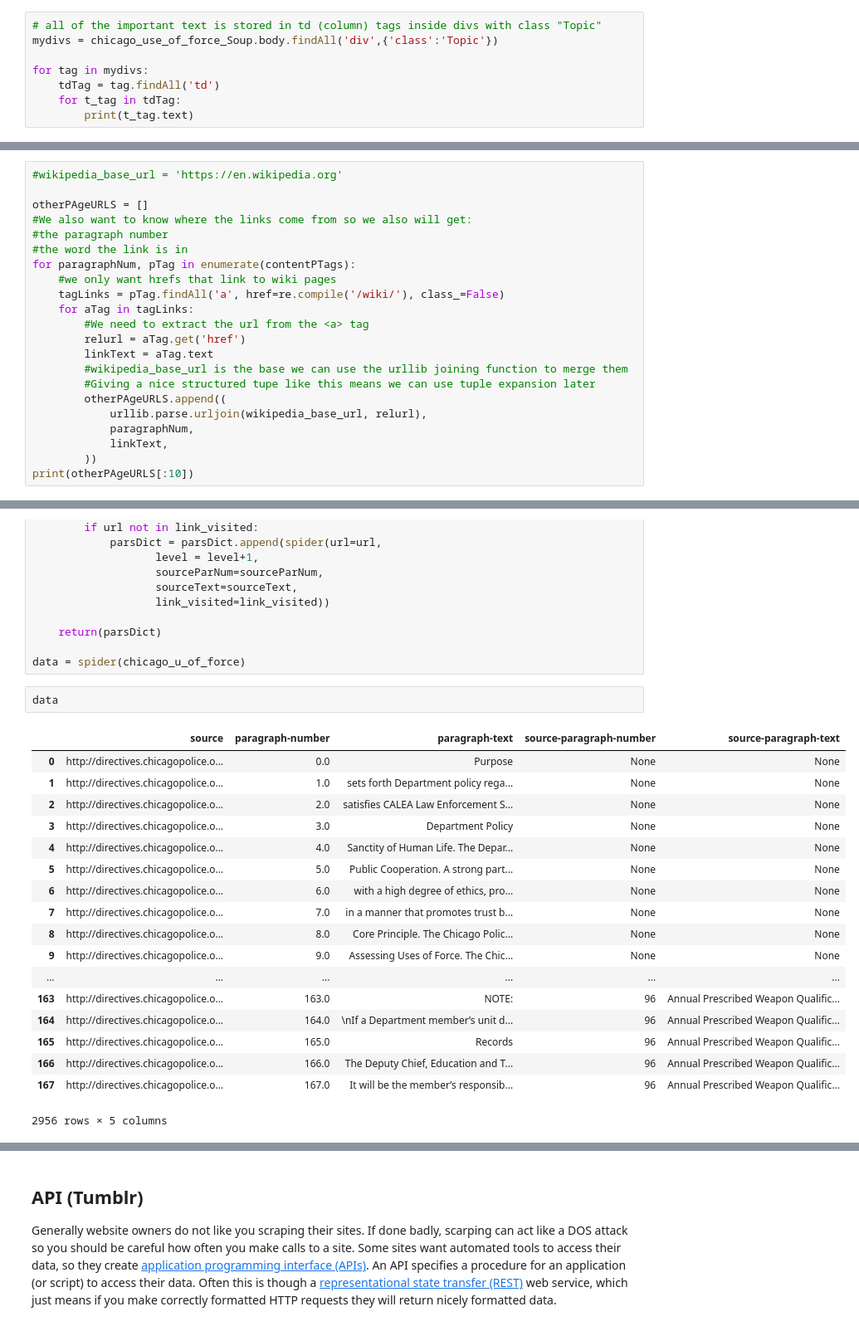
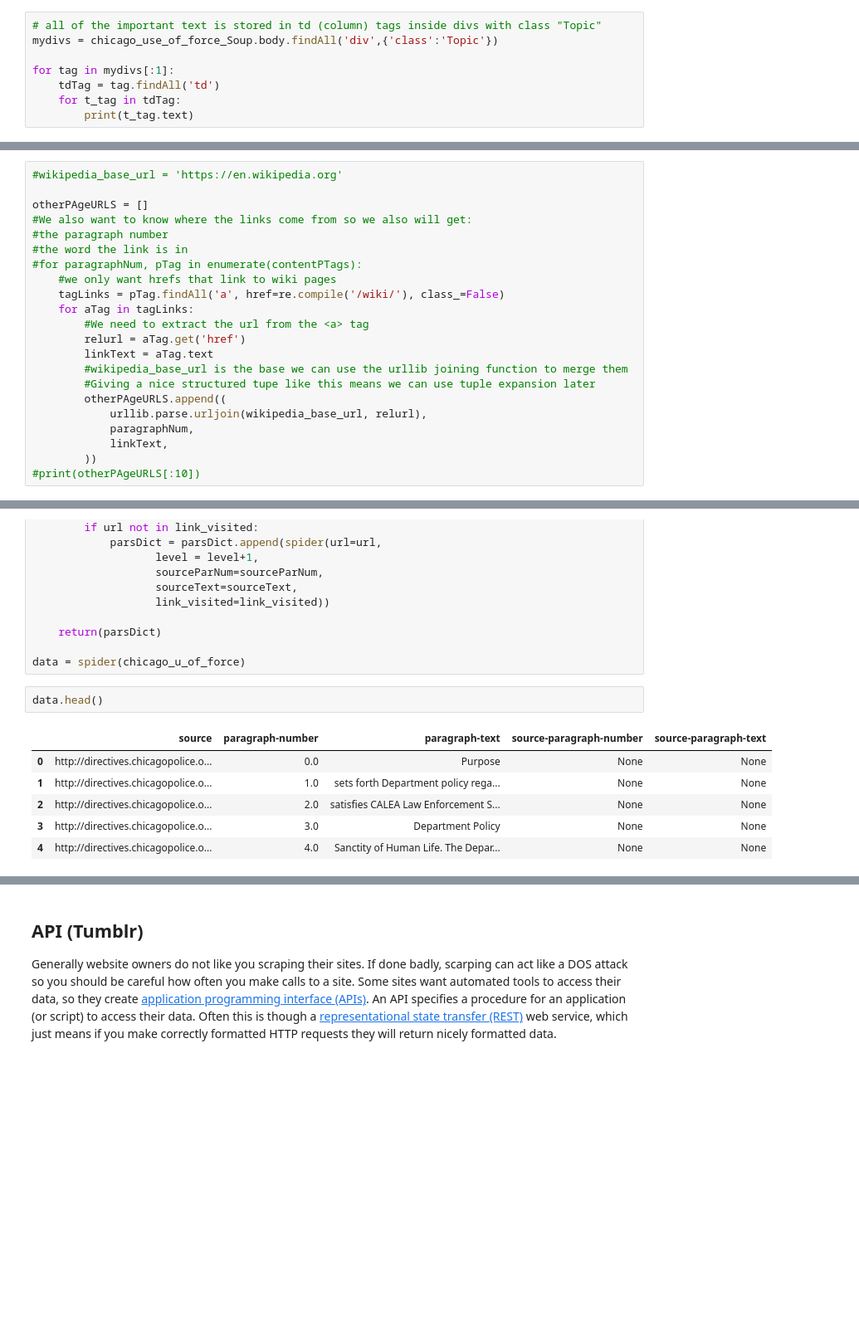
Before and after one commit to DSharm/Content-Analysis-2020, a Jupyter notebook: week-0/hw0-daminisharma.ipynb, the cells around one changed output, grey strips where cells are left out. Shown at 83% size. Saved outputs shown, nothing was run; the diff lists cells and outputs as text; blank space fills up the shorter version.

```diff
--- a/week-0/hw0-daminisharma.ipynb
+++ b/week-0/hw0-daminisharma.ipynb
@@ -261,7 +263,7 @@ with open(content_analysis_save, mode='w', encoding='utf-8') as f:
 # all of the important text is stored in td (column) tags inside divs with class "Topic"
 mydivs = chicago_use_of_force_Soup.body.findAll('div',{'class':'Topic'})
 
-for tag in mydivs:
+for tag in mydivs[:1]:
     tdTag = tag.findAll('td')
     for t_tag in tdTag:
         print(t_tag.text)
@@ -357,7 +359,7 @@ otherPAgeURLS = []
 #We also want to know where the links come from so we also will get:
 #the paragraph number
 #the word the link is in
-for paragraphNum, pTag in enumerate(contentPTags):
+#for paragraphNum, pTag in enumerate(contentPTags):
     #we only want hrefs that link to wiki pages
     tagLinks = pTag.findAll('a', href=re.compile('/wiki/'), class_=False)
     for aTag in tagLinks:
@@ -371,5 +373,5 @@ for paragraphNum, pTag in enumerate(contentPTags):
             paragraphNum,
             linkText,
         ))
-print(otherPAgeURLS[:10])
+#print(otherPAgeURLS[:10])
 # %% [output]
@@ -570,23 +556,11 @@ def spider(url, level=1, max_level=3, sourceParNum = None, sourceText = None, li
 
 data = spider(chicago_u_of_force)
 # %%
-data
+data.head()
 # %% [output]
 |  | source | paragraph-number | paragraph-text | source-paragraph-number | source-paragraph-text |
 | 0 | http://directives.chicagopolice.o... | 0.0 | Purpose | None | None |
 | 1 | http://directives.chicagopolice.o... | 1.0 | sets forth Department policy rega... | None | None |
 | 2 | http://directives.chicagopolice.o... | 2.0 | satisfies CALEA Law Enforcement S... | None | None |
 | 3 | http://directives.chicagopolice.o... | 3.0 | Department Policy | None | None |
 | 4 | http://directives.chicagopolice.o... | 4.0 | Sanctity of Human Life. The Depar... | None | None |
-| 5 | http://directives.chicagopolice.o... | 5.0 | Public Cooperation. A strong part... | None | None |
-| 6 | http://directives.chicagopolice.o... | 6.0 | with a high degree of ethics, pro... | None | None |
-| 7 | http://directives.chicagopolice.o... | 7.0 | in a manner that promotes trust b... | None | None |
-| 8 | http://directives.chicagopolice.o... | 8.0 | Core Principle. The Chicago Polic... | None | None |
-| 9 | http://directives.chicagopolice.o... | 9.0 | Assessing Uses of Force. The Chic... | None | None |
-| ... | ... | ... | ... | ... | ... |
-| 163 | http://directives.chicagopolice.o... | 163.0 | NOTE: | 96 | Annual Prescribed Weapon Qualific... |
-| 164 | http://directives.chicagopolice.o... | 164.0 | \nIf a Department member’s unit d... | 96 | Annual Prescribed Weapon Qualific... |
-| 165 | http://directives.chicagopolice.o... | 165.0 | Records | 96 | Annual Prescribed Weapon Qualific... |
-| 166 | http://directives.chicagopolice.o... | 166.0 | The Deputy Chief, Education and T... | 96 | Annual Prescribed Weapon Qualific... |
-| 167 | http://directives.chicagopolice.o... | 167.0 | It will be the member’s responsib... | 96 | Annual Prescribed Weapon Qualific... |
-2956 rows × 5 columns
```
Also changed, not shown: parts of 5 cells of this notebook, 1 other file.
